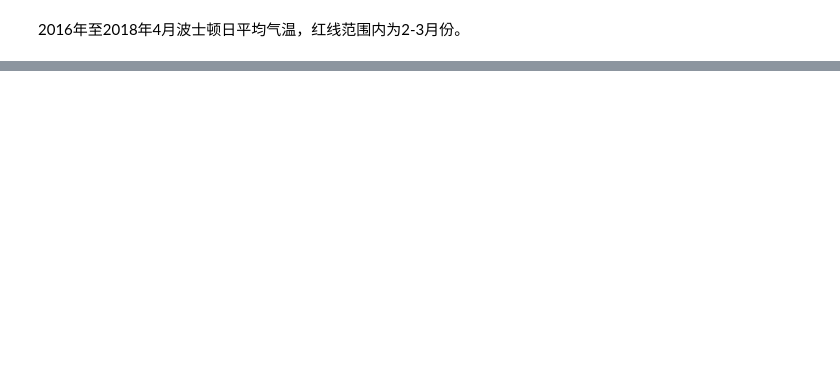
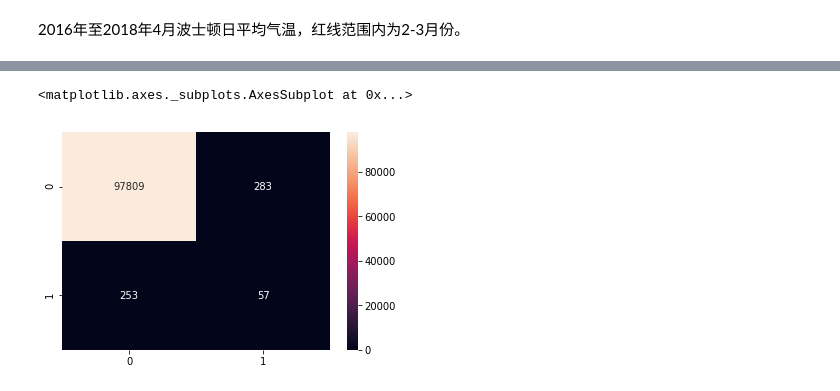
Before and after one commit to bxie4824/Crimes-in-Boston, a Jupyter notebook: crimes in boston.ipynb, the cells around one changed output, grey strips where cells are left out. Drawn from its saved outputs; the diff is of its cells as text; code cells hidden in the pictures; blank space fills up the shorter version.

Commit message:
Update crimes in boston.ipynb
新增预测是否枪击案

```diff
--- a/crimes in boston.ipynb
+++ b/crimes in boston.ipynb
@@ -298,0 +337,3 @@ plt.show()
+# %%
+for name in ['OFFENSE_DESCRIPTION','DAY_OF_WEEK','REPORTING_AREA']:
+    crime[name]=LabelEncoder().fit_transform(crime[name])
@@ -298,0 +349,2 @@ plt.show()
+# %%
+X_train, X_test, y_train, y_test = train_test_split(crime[crime.columns.difference(['OFFENSE_CODE_GROUP','STREET','DISTRICT','SHOOTING','OCCURRED_ON_DATE','YEAR','MONTH','Lat','Long','DATE'])], crime['SHOOTING'], test_size=0.33, random_state=42)
@@ -298,0 +360,4 @@ plt.show()
+# %%
+clf = DecisionTreeClassifier()
+clf.fit(X_train, y_train)
+print(classification_report(y_test, clf.predict(X_test)))
@@ -298,0 +373,6 @@ plt.show()
+# %%
+confMatrix = confusion_matrix(y_test, clf.predict(X_test))
+sns.heatmap(confMatrix, annot=True, fmt="d")
+# %% [output]
+<matplotlib.axes._subplots.AxesSubplot at 0x...>
+[figure, added]
```
Also changed, not shown: parts of 17 cells of this notebook.
